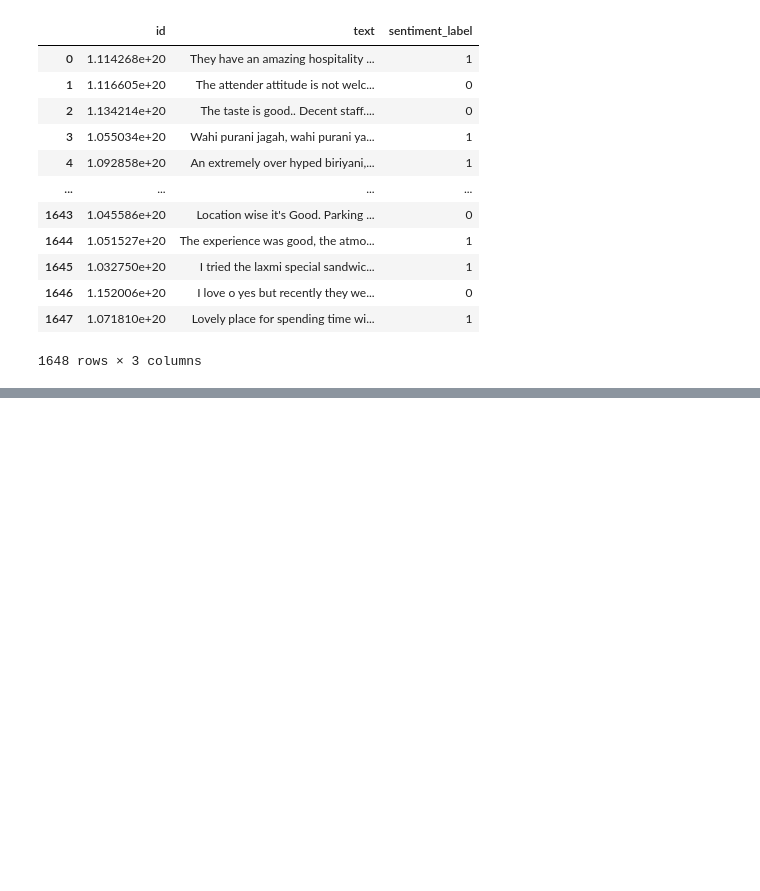
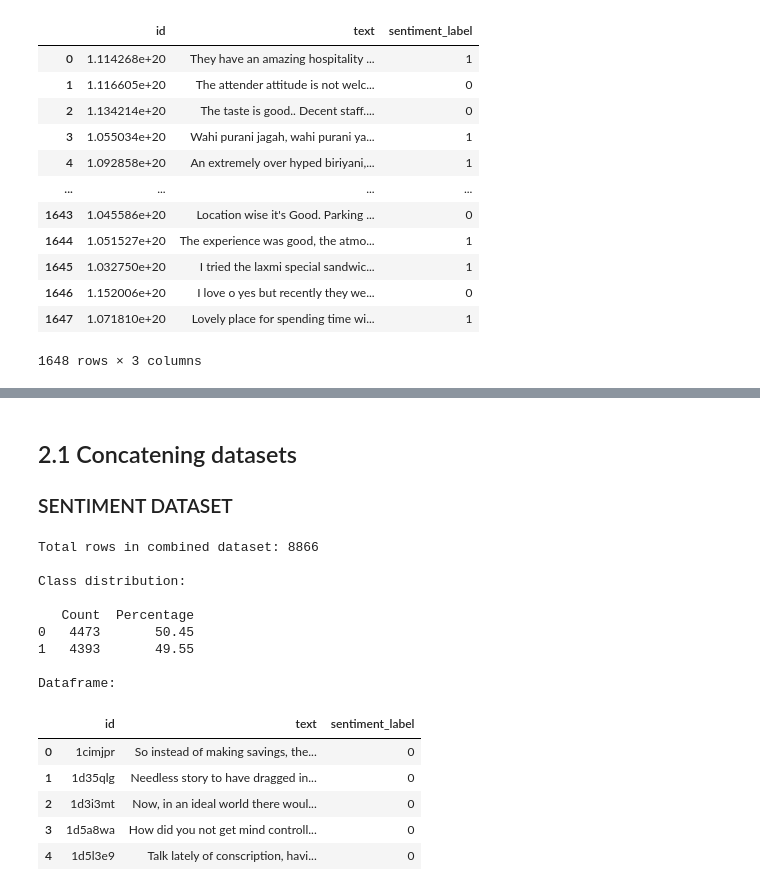
Before and after one commit to saropi99/nlp-project, a Jupyter notebook: notebook.ipynb, the cells around one changed output, grey strips where cells are left out. Saved outputs shown, nothing was run; the diff lists cells and outputs as text; code cells hidden in the pictures; blank space fills up the shorter version.

Commit message:
Dataset preprocessing, Bag of Words

```diff
--- a/notebook.ipynb
+++ b/notebook.ipynb
@@ -178,10 +104,9 @@ sarcasm_label
 # %% [markdown]
 ### BESSTIE-google-sentiment-uk
 # %%
-import pandas as pd
-
 splits = {'train': 'google-sentiment-uk-train.jsonl', 'validation': 'google-sentiment-uk-valid.jsonl'}
 df_google_sentiment_uk = pd.read_json("hf://datasets/mindhunter23/BESSTIE-google-sentiment-uk/" + splits["train"], lines=True)
+df_google_sentiment_uk_val = pd.read_json("hf://datasets/mindhunter23/BESSTIE-google-sentiment-uk/" + splits["validation"], lines=True)
 df_google_sentiment_uk
 # %% [output]
 |  | id | text | sentiment_label |
@@ -207,10 +131,9 @@ sentiment_label
 # %% [markdown]
 ### BESSTIE-google-sentiment-au
 # %%
-import pandas as pd
-
 splits = {'train': 'data/google-sentiment-au-train.jsonl', 'validation': 'data/google-sentiment-au-valid.jsonl'}
 df_google_sentiment_au = pd.read_json("hf://datasets/mindhunter23/BESSTIE-google-sentiment-au/" + splits["train"], lines=True)
+df_google_sentiment_au_val = pd.read_json("hf://datasets/mindhunter23/BESSTIE-google-sentiment-au/" + splits["validation"], lines=True)
 df_google_sentiment_au
 # %% [output]
 |  | id | text | sentiment_label |
@@ -236,10 +158,9 @@ sentiment_label
 # %% [markdown]
 ### BESSTIE-reddit-sentiment-in
 # %%
-import pandas as pd
-
 splits = {'train': 'reddit-sentiment-in-train.jsonl', 'validation': 'reddit-sentiment-in-valid.jsonl'}
 df_reddit_sentiment_in = pd.read_json("hf://datasets/mindhunter23/BESSTIE-reddit-sentiment-in/" + splits["train"], lines=True)
+df_reddit_sentiment_in_val = pd.read_json("hf://datasets/mindhunter23/BESSTIE-reddit-sentiment-in/" + splits["validation"], lines=True)
 df_reddit_sentiment_in
 # %% [output]
 |  | id | text | sentiment_label |
@@ -323,10 +239,9 @@ sarcasm_label
 # %% [markdown]
 ### BESSTIE-google-sentiment-in
 # %%
-import pandas as pd
-
 splits = {'train': 'google-sentiment-in-train.jsonl', 'validation': 'google-sentiment-in-valid.jsonl'}
 df_google_sentiment_in = pd.read_json("hf://datasets/mindhunter23/BESSTIE-google-sentiment-in/" + splits["train"], lines=True)
+df_google_sentiment_in_val = pd.read_json("hf://datasets/mindhunter23/BESSTIE-google-sentiment-in/" + splits["validation"], lines=True)
 df_google_sentiment_in
 # %% [output]
 |  | id | text | sentiment_label |
@@ -351,0 +290,54 @@ sentiment_label
+# %% [markdown]
+## 2.1 Concatening datasets
+### SENTIMENT DATASET
+# %%
+# Assuming all datasets are already loaded as DataFrames
+combined_sentiment_df = pd.concat(
+    [
+        df_reddit_sentiment_uk,
+        df_reddit_sentiment_au,
+        df_google_sentiment_uk,
+        df_google_sentiment_au,
+        df_reddit_sentiment_in,
+        df_google_sentiment_in
+    ],
+    axis=0,  # Concatenate vertically (row-wise)
+    ignore_index=True  # Reset the index in the combined DataFrame
+)
+
+# Assuming all datasets are already loaded as DataFrames
+combined_sentiment_df_val = pd.concat(
+    [
+        df_reddit_sentiment_uk_val,
+        df_reddit_sentiment_au_val,
+        df_google_sentiment_uk_val,
+        df_google_sentiment_au_val,
+        df_reddit_sentiment_in_val,
+        df_google_sentiment_in_val
+    ],
+    axis=0,  # Concatenate vertically (row-wise)
+    ignore_index=True  # Reset the index in the combined DataFrame
+)
+
+# Display the combined DataFrame
+print(f"Total rows in combined dataset: {len(combined_sentiment_df)}\n")
+print("Class distribution:\n")
+class_distribution(combined_sentiment_df)
+print("\nDataframe:")
+combined_sentiment_df.head()
+# %% [output]
+Total rows in combined dataset: 8866
+
+Class distribution:
+
+   Count  Percentage
+0   4473       50.45
+1   4393       49.55
+
+Dataframe:
+|  | id | text | sentiment_label |
+| 0 | 1cimjpr | So instead of making savings, the... | 0 |
+| 1 | 1d35qlg | Needless story to have dragged in... | 0 |
+| 2 | 1d3i3mt | Now, in an ideal world there woul... | 0 |
+| 3 | 1d5a8wa | How did you not get mind controll... | 0 |
+| 4 | 1d5l3e9 | Talk lately of conscription, havi... | 0 |
```
Also changed, not shown: parts of 30 cells of this notebook.
